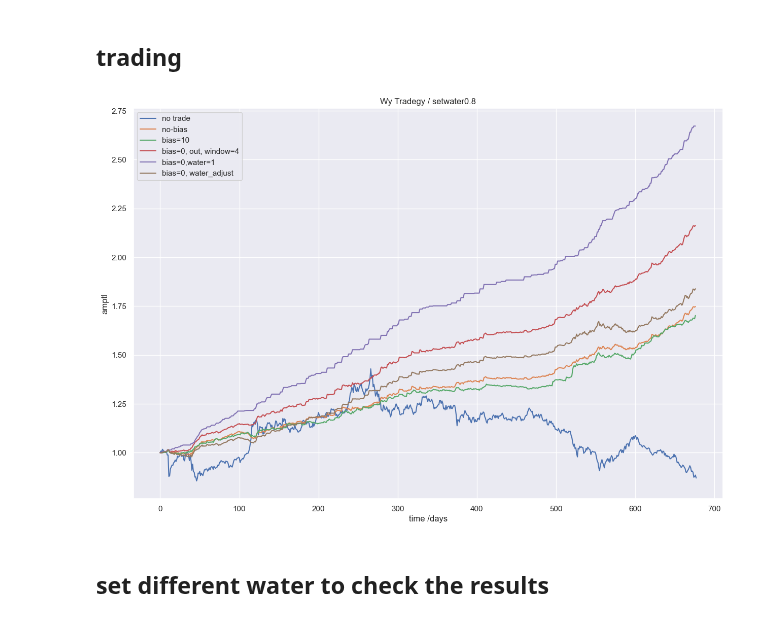
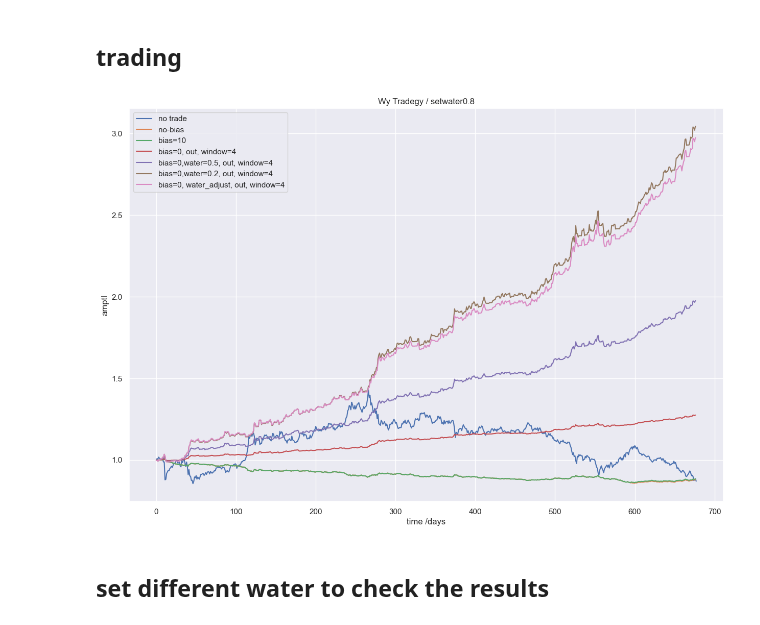
Before and after one commit to binomial-dimension/LosingMoney, a Jupyter notebook: trading/baseline.ipynb, the cells around one changed output. Cells and saved outputs as stored; diff of their text form; code cells hidden in the pictures.

Commit message:
test: add more water test

```diff
--- a/trading/baseline.ipynb
+++ b/trading/baseline.ipynb
@@ -27,7 +27,7 @@ close = list(predict['close'])
 # %% [markdown]
 ## trading
 # %%
-def trade(bias=0,water=0.8,out=False,window = 10,water_adjust=False, max_money = 10000000):
+def trade(bias=0,water=0.8,out=False,window = 10,water_adjust=False, max_money = 100000):
     rk = 1.0
     rk_list = []
     amp_list = []
@@ -53,19 +53,20 @@ def trade(bias=0,water=0.8,out=False,window = 10,water_adjust=False, max_money =
 # %%
 plt.figure(figsize=(15,10))
 plt.plot(np.array(open_truth)/open_truth[0], label='no trade')
 plt.plot(trade(bias=0,water=0.8), label='no-bias')
 plt.plot(trade(bias=10,water=0.8), label='bias=10')
 plt.plot(trade(bias=0,water=0.8,out=True,window=4), label='bias=0, out, window=4')
-plt.plot(trade(bias=0,water=1), label='bias=0,water=1')
-plt.plot(trade(bias=0,water=0.8,water_adjust=True), label='bias=0, water_adjust')
+plt.plot(trade(bias=0,water=0.5,out=True,window=4), label='bias=0,water=0.5, out, window=4')
+plt.plot(trade(bias=0,water=0.2,out=True,window=4), label='bias=0,water=0.2, out, window=4')
+plt.plot(trade(bias=0,water=0.2,water_adjust=True,out=True,window=4), label='bias=0, water_adjust, out, window=4')
 
 plt.title('Wy Tradegy / setwater{}'.format(0.8))
 plt.xlabel('time /days')
 plt.ylabel('amptl')
 plt.legend()
 plt.show()
 # %% [output]
-[figure, old version]
+[figure, new version]
 # %% [markdown]
 ## set different water to check the results
 # %%
```
